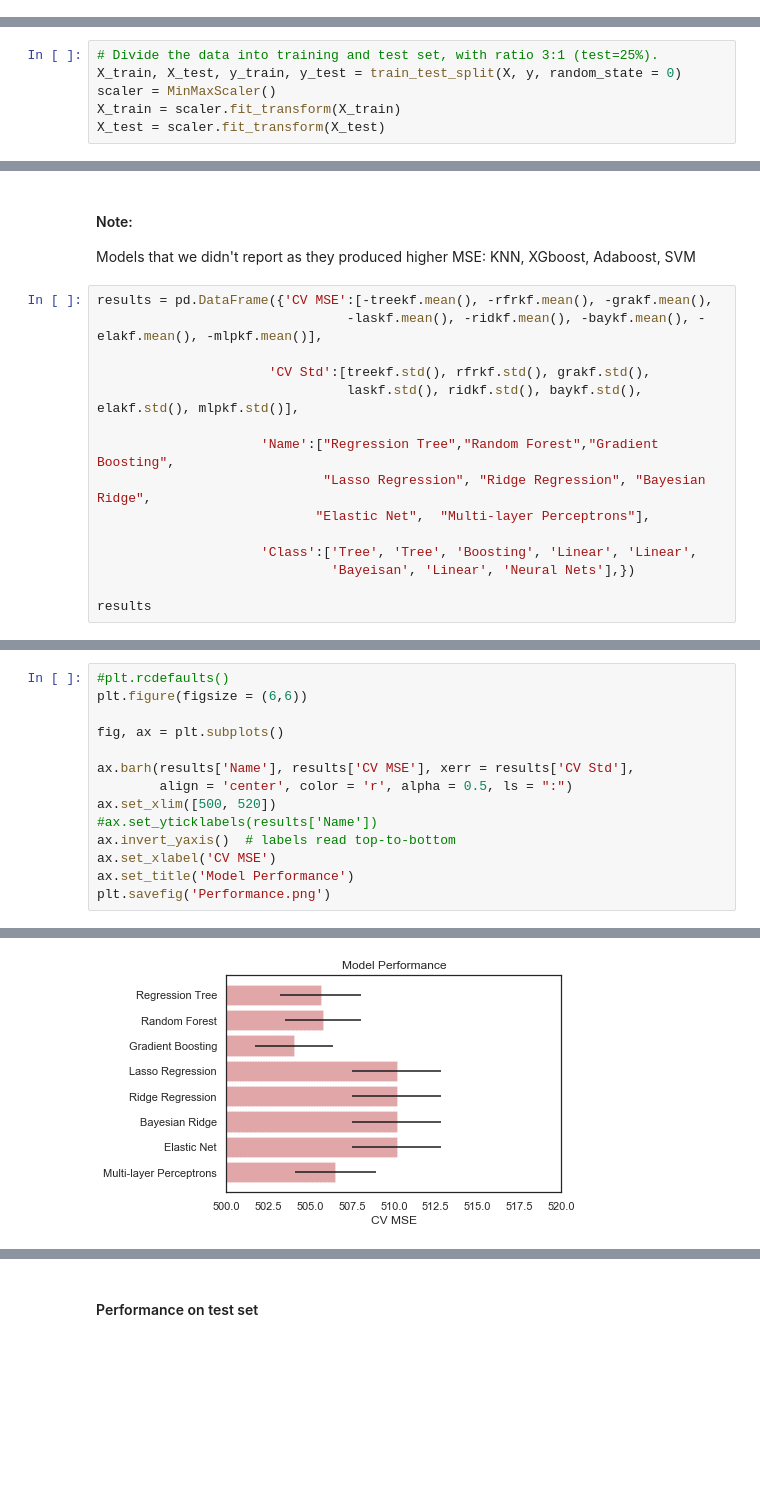
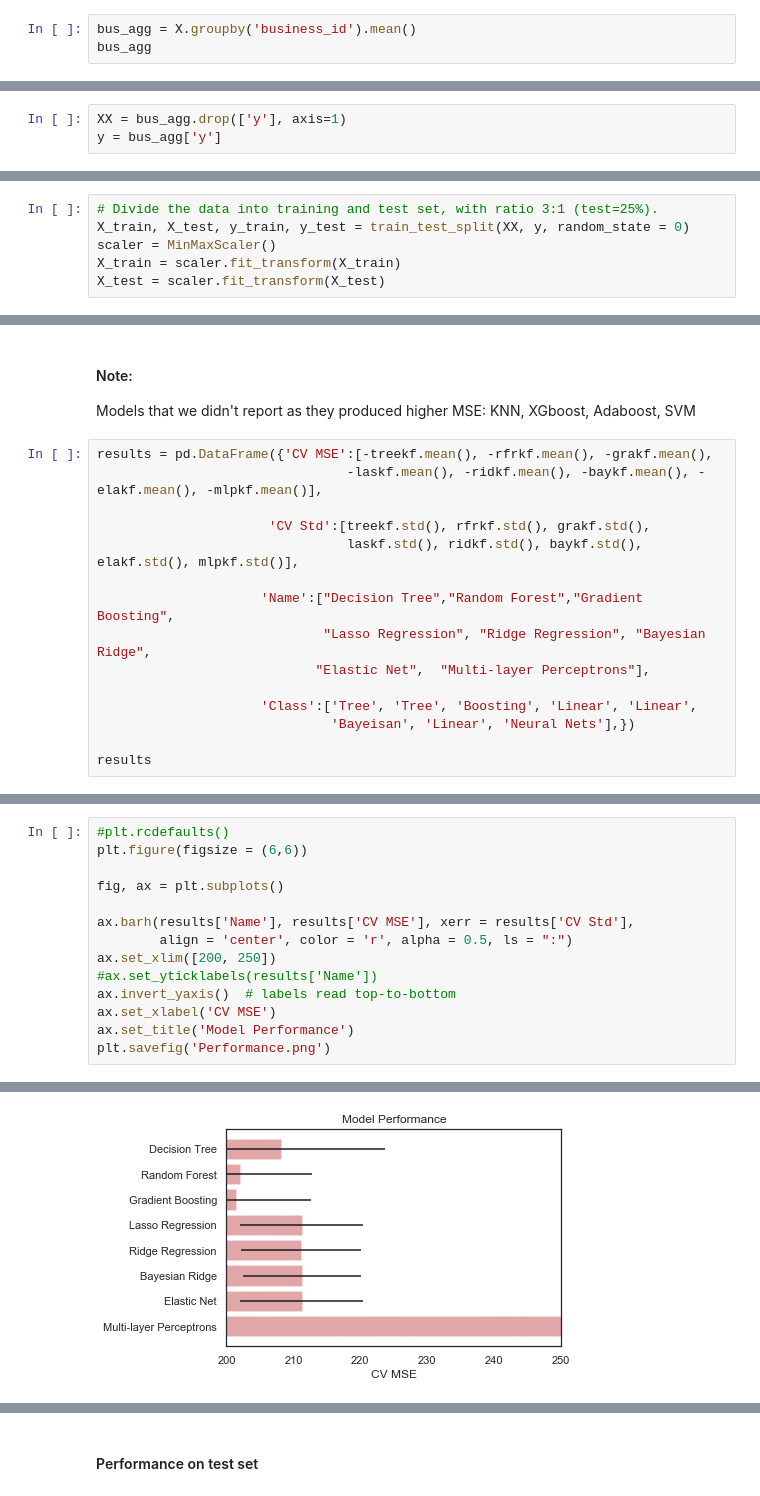
Before and after one commit to liu431/Digital-and-Algorithmic-Marketing, a Jupyter notebook: project_utility model.ipynb, the cells around one changed output, grey strips where cells are left out. Saved outputs shown, nothing was run; the diff lists cells and outputs as text; blank space fills up the shorter version.

```diff
--- a/project_utility model.ipynb
+++ b/project_utility model.ipynb
@@ -598,0 +610,3 @@ X.head()
+# %%
+bus_agg = X.groupby('business_id').mean()
+bus_agg
@@ -599 +628,4 @@ X.head()
+# %%
+XX = bus_agg.drop(['y'], axis=1)
+y = bus_agg['y']
 # %%
@@ -705,7 +738,7 @@ Text(0.5, 0, 'scores')
 ##### Training and testing sets
 # %%
 # Divide the data into training and test set, with ratio 3:1 (test=25%).
-X_train, X_test, y_train, y_test = train_test_split(X, y, random_state = 0)
+X_train, X_test, y_train, y_test = train_test_split(XX, y, random_state = 0)
 scaler = MinMaxScaler()
 X_train = scaler.fit_transform(X_train)
 X_test = scaler.fit_transform(X_test)
@@ -1043,7 +1093,7 @@ results = pd.DataFrame({'CV MSE':[-treekf.mean(), -rfrkf.mean(), -grakf.mean(),
                       'CV Std':[treekf.std(), rfrkf.std(), grakf.std(),
                                 laskf.std(), ridkf.std(), baykf.std(), elakf.std(), mlpkf.std()],
 
-                     'Name':["Regression Tree","Random Forest","Gradient Boosting",
+                     'Name':["Decision Tree","Random Forest","Gradient Boosting",
                              "Lasso Regression", "Ridge Regression", "Bayesian Ridge",
                             "Elastic Net",  "Multi-layer Perceptrons"],
 
@@ -1064,20 +1114,20 @@ results
 # %%
 #plt.rcdefaults()
 plt.figure(figsize = (6,6))
 
 fig, ax = plt.subplots()
 
 ax.barh(results['Name'], results['CV MSE'], xerr = results['CV Std'],
         align = 'center', color = 'r', alpha = 0.5, ls = ":")
-ax.set_xlim([500, 520])
+ax.set_xlim([200, 250])
 #ax.set_yticklabels(results['Name'])
 ax.invert_yaxis()  # labels read top-to-bottom
 ax.set_xlabel('CV MSE')
 ax.set_title('Model Performance')
 plt.savefig('Performance.png')
 # %% [output]
 <Figure size 432x432 with 0 Axes>
-[figure, old version]
+[figure, new version]
 # %%
 plt.figure(figsize = (8,8))
 
```
Also changed, not shown: parts of 57 cells of this notebook, 4 other files.
